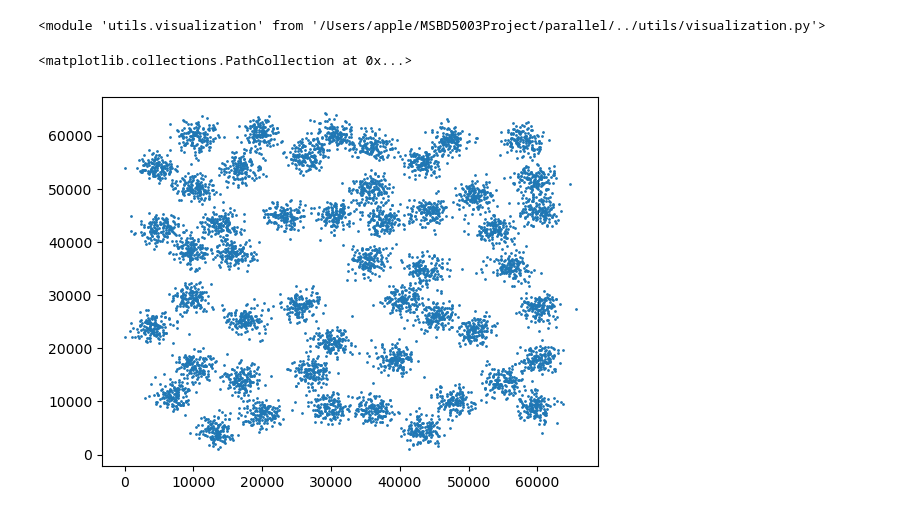
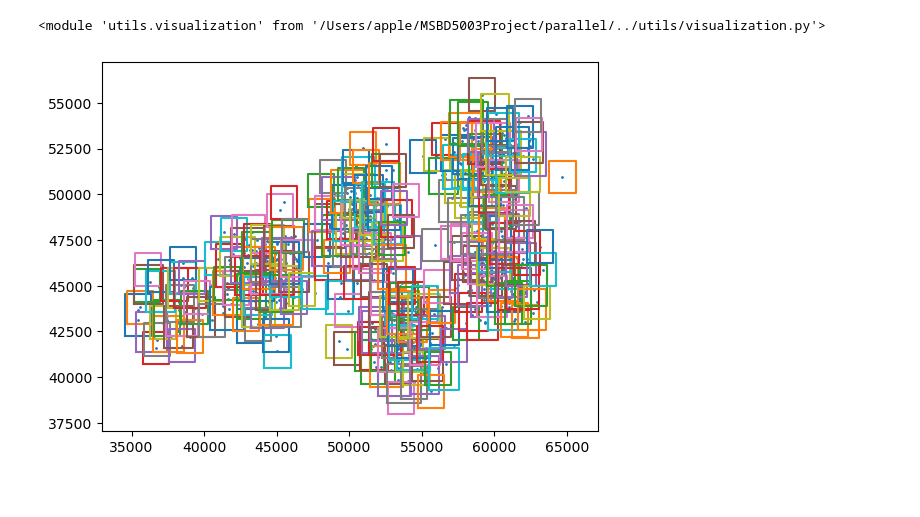
Before and after one commit to meow-wwww/MSBD5003-Project, a Jupyter notebook: parallel/test_RDD.ipynb, the cells around one changed output. Drawn from its saved outputs; the diff is of its cells as text; code cells hidden in the pictures.

```diff
--- a/parallel/test_RDD.ipynb
+++ b/parallel/test_RDD.ipynb
@@ -28,12 +28,23 @@ def parse_line(line):
 
 dataset = sc.textFile(FILE_PATH)\
     .map(parse_line)\
-    .zipWithIndex().map(lambda x: (x[1], x[0]))
-    # .filter(lambda x: x[0] < DATA_NUM) # only keep the first DATA_NUM points
-plt.scatter(dataset.map(lambda x: x[1][0]).collect(), dataset.map(lambda x: x[1][1]).collect(), s=1)
+    .zipWithIndex().map(lambda x: (x[1], x[0]))\
+    .filter(lambda x: x[0] < DATA_NUM) # only keep the first DATA_NUM points
+# plt.scatter(dataset.map(lambda x: x[1][0]).collect(), dataset.map(lambda x: x[1][1]).collect(), s=1)
-# %% [output]
-<matplotlib.collections.PathCollection at 0x...>
-[figure, removed]
+# %%
+# test zrb code
+import build_boxes
+from importlib import reload
+reload(build_boxes)
+point_list_list_test = build_boxes.compute_area_list(dataset.values().collect(), EPSILON)
+area_list_test = build_boxes.point_list_to_bounding_box(point_list_list_test, expand=EPSILON)
+
+reload(visualization)
+visualization.visualize_dataset_with_label(np.array(dataset.sortByKey().values().collect()),
+                                           label=None, noise_label=NOISE_LABEL,
+                                           split_list=area_list_test)
+# %% [output]
+[figure, added]
 # %%
 start_time = time.time()
 
```
Also changed, not shown: parts of 2 cells of this notebook, 5 other files.
